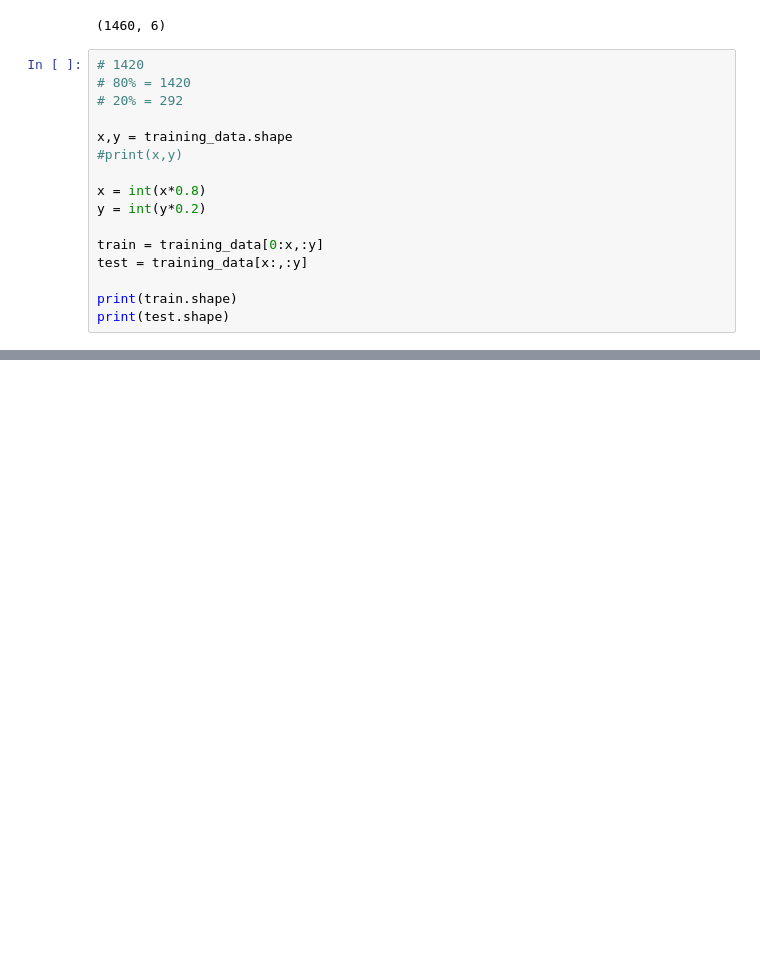
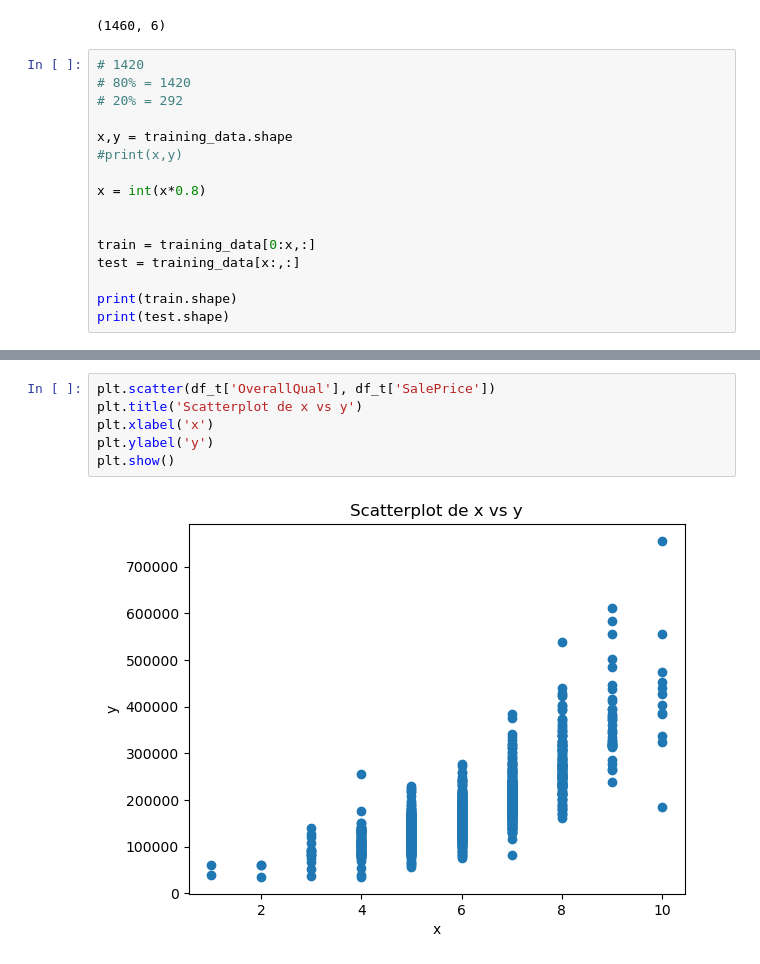
Before and after one commit to brandonfuentes97/proyecto_final_regresion, a Jupyter notebook: proyecto_regresion_cd.ipynb, the cells around one changed output, grey strips where cells are left out. Cells and saved outputs as stored; diff of their text form; blank space fills up the shorter version.

```diff
--- a/proyecto_regresion_cd.ipynb
+++ b/proyecto_regresion_cd.ipynb
@@ -35,10 +35,10 @@ x,y = training_data.shape
 #print(x,y)
 
 x = int(x*0.8)
-y = int(y*0.2)
 
-train = training_data[0:x,:y]
-test = training_data[x:,:y]
+
+train = training_data[0:x,:]
+test = training_data[x:,:]
 
 print(train.shape)
 print(test.shape)
@@ -66,0 +113,8 @@ plt.show()
+# %%
+plt.scatter(df_t['OverallQual'], df_t['SalePrice'])
+plt.title('Scatterplot de x vs y')
+plt.xlabel('x')
+plt.ylabel('y')
+plt.show()
+# %% [output]
+[figure, added]
```
Also changed, not shown: parts of 10 cells of this notebook.
